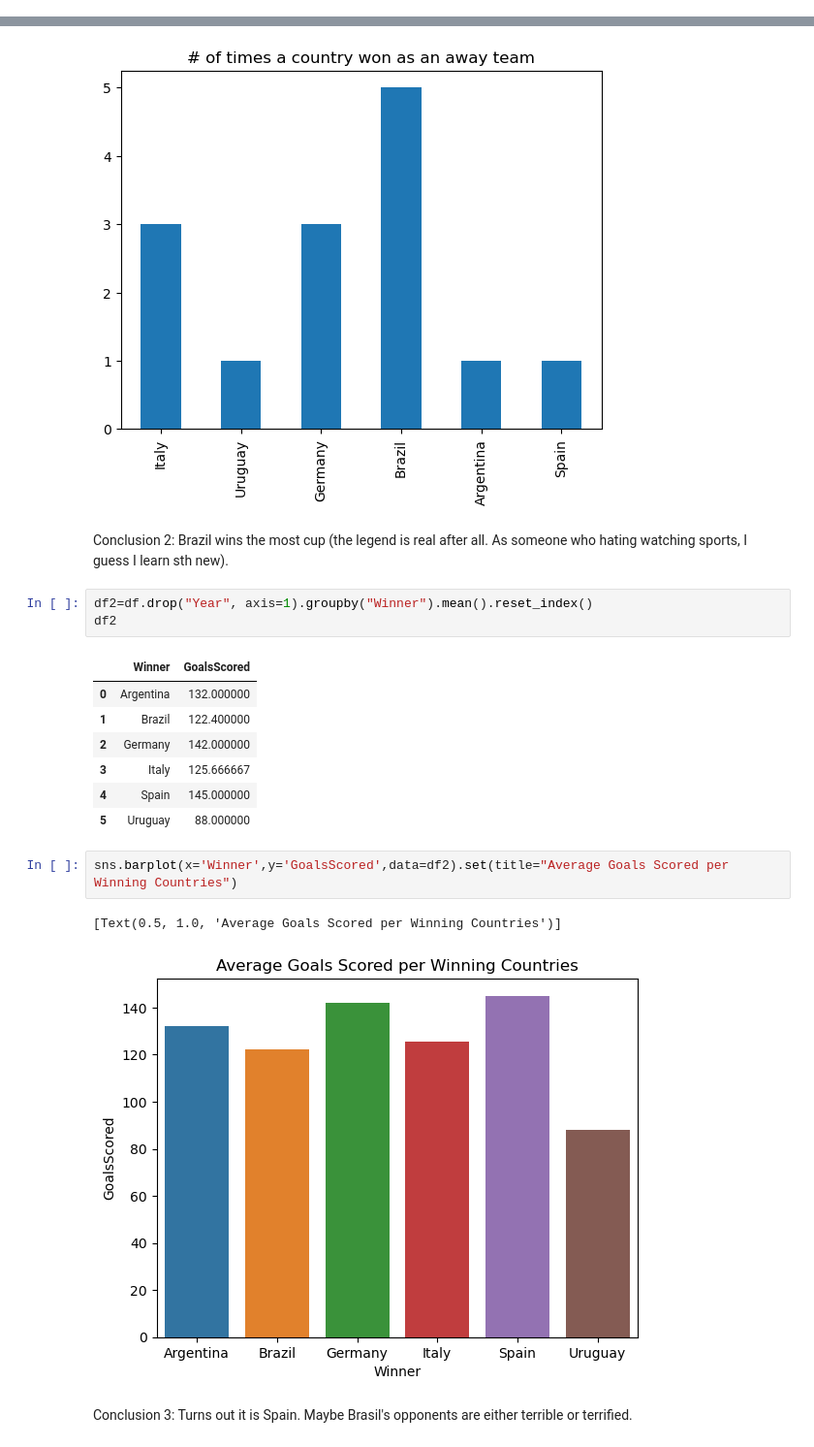
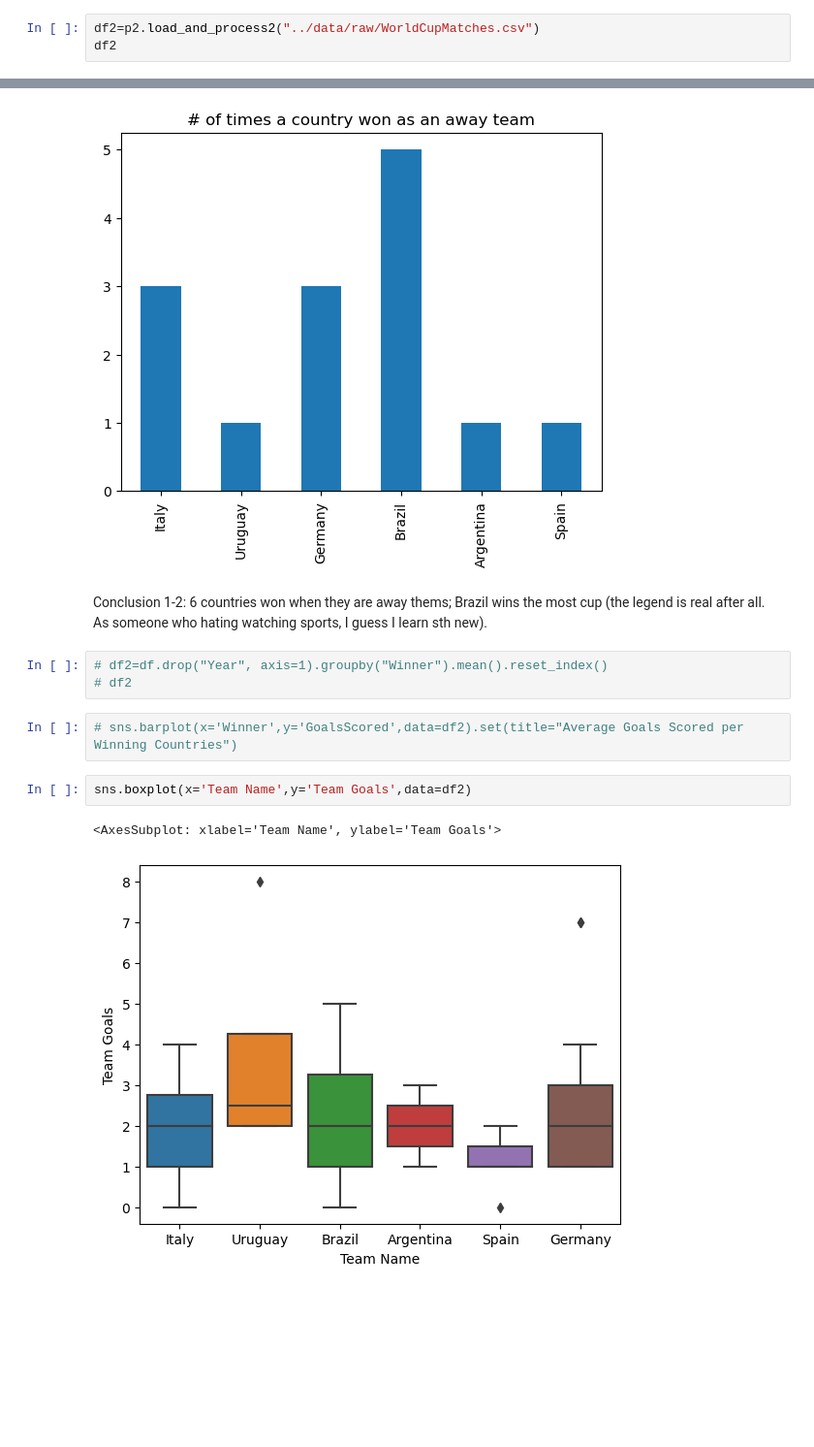
Before and after one commit to ubco-W2022T1-cosc301/project-group49, a Jupyter notebook: notebooks/analysis2-Cherry_v2.ipynb, the cells around one changed output, grey strips where cells are left out. Shown at 97% size. Cells and saved outputs as stored; diff of their text form; blank space fills up the shorter version.

Commit message:
Mile4 - Add a new bar chart

```diff
--- a/notebooks/analysis2-Cherry_v2.ipynb
+++ b/notebooks/analysis2-Cherry_v2.ipynb
@@ -101,0 +191,3 @@ df
+# %%
+df2=p2.load_and_process2("../data/raw/WorldCupMatches.csv")
+df2
@@ -128,22 +235,15 @@ df['Winner'].value_counts(sort=False).plot.bar(title="# of times a country won a
 <AxesSubplot:title={'center':'# of times a country won as an away team'}>
 [figure]
 # %% [markdown]
-Conclusion 2: Brazil wins the most cup (the legend is real after all. As someone who hating watching sports, I guess I learn sth new).
+Conclusion 1-2: 6 countries won when they are away thems;
+Brazil wins the most cup (the legend is real after all. As someone who hating watching sports, I guess I learn sth new).
 # %%
-df2=df.drop("Year", axis=1).groupby("Winner").mean().reset_index()
-df2
+# df2=df.drop("Year", axis=1).groupby("Winner").mean().reset_index()
+# df2
-# %% [output]
-|  | Winner | GoalsScored |
-| 0 | Argentina | 132.000000 |
-| 1 | Brazil | 122.400000 |
-| 2 | Germany | 142.000000 |
-| 3 | Italy | 125.666667 |
-| 4 | Spain | 145.000000 |
-| 5 | Uruguay | 88.000000 |
 # %%
-sns.barplot(x='Winner',y='GoalsScored',data=df2).set(title="Average Goals Scored per Winning Countries")
+# sns.barplot(x='Winner',y='GoalsScored',data=df2).set(title="Average Goals Scored per Winning Countries")
-# %% [output]
-[Text(0.5, 1.0, 'Average Goals Scored per Winning Countries')]
-[figure, removed]
-# %% [markdown]
-Conclusion 3: Turns out it is Spain. Maybe Brasil's opponents are either terrible or terrified.
+# %%
+sns.boxplot(x='Team Name',y='Team Goals',data=df2)
+# %% [output]
+<AxesSubplot: xlabel='Team Name', ylabel='Team Goals'>
+[figure, added]
```
Also changed, not shown: parts of 18 cells of this notebook, 6 other files.
